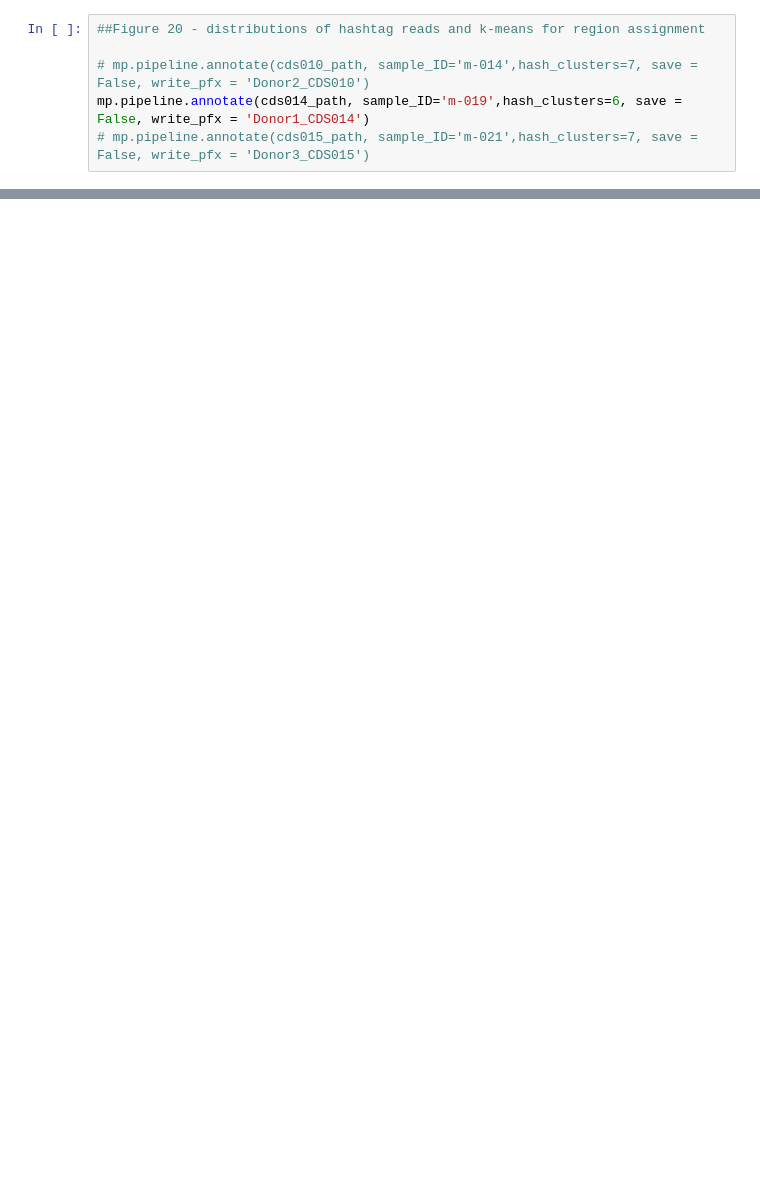
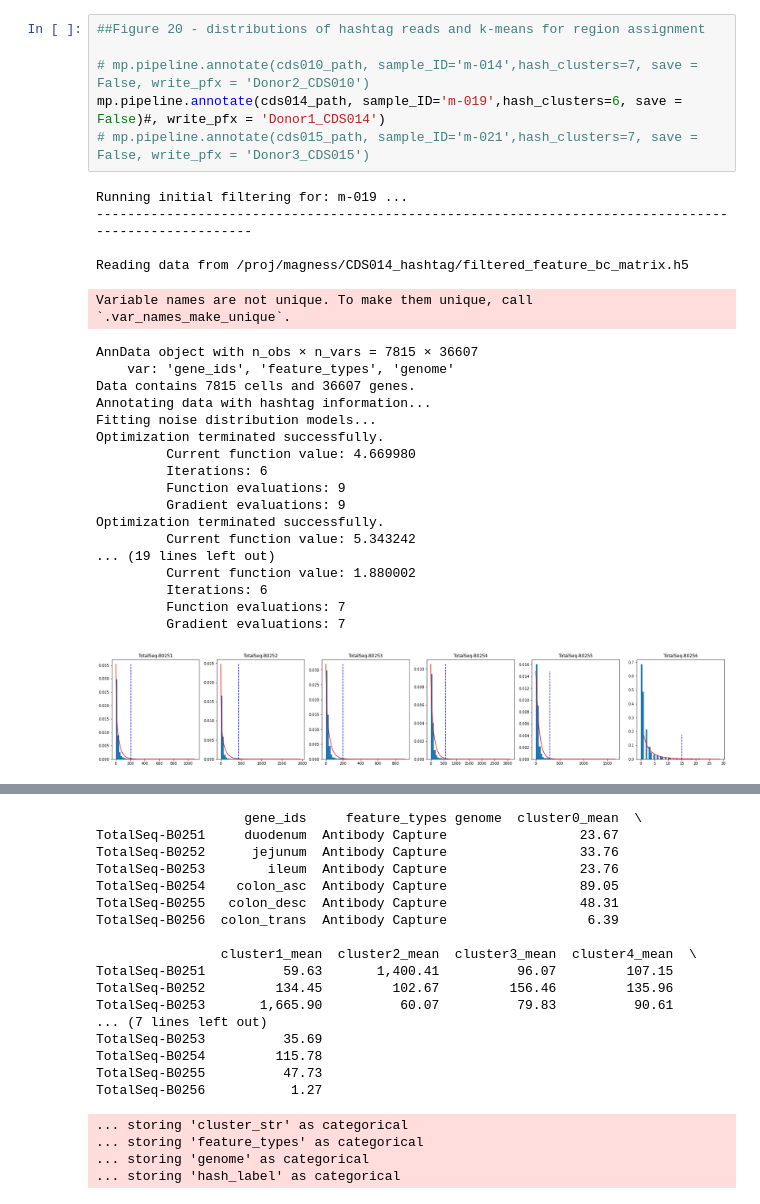
Before and after one commit to magnesslab/magpy, a Jupyter notebook: Jupyter Notebooks/Figures 19, 20, 21 - Supplemental figures.ipynb, the cells around one changed output, grey strips where cells are left out. Saved outputs shown, nothing was run; the diff lists cells and outputs as text; blank space fills up the shorter version.

```diff
--- a/Jupyter Notebooks/Figures 19, 20, 21 - Supplemental figures.ipynb
+++ b/Jupyter Notebooks/Figures 19, 20, 21 - Supplemental figures.ipynb
@@ -108,6 +135,30 @@ for region in region_order:
 # %%
 ##Figure 20 - distributions of hashtag reads and k-means for region assignment
 
 # mp.pipeline.annotate(cds010_path, sample_ID='m-014',hash_clusters=7, save = False, write_pfx = 'Donor2_CDS010')
-mp.pipeline.annotate(cds014_path, sample_ID='m-019',hash_clusters=6, save = False, write_pfx = 'Donor1_CDS014')
+mp.pipeline.annotate(cds014_path, sample_ID='m-019',hash_clusters=6, save = False)#, write_pfx = 'Donor1_CDS014')
 # mp.pipeline.annotate(cds015_path, sample_ID='m-021',hash_clusters=7, save = False, write_pfx = 'Donor3_CDS015')
+# %% [output]
+Running initial filtering for: m-019 ...
+-----------------------------------------------------------------------------------------------------
+
+Reading data from /proj/magness/CDS014_hashtag/filtered_feature_bc_matrix.h5
+Variable names are not unique. To make them unique, call `.var_names_make_unique`.
+AnnData object with n_obs × n_vars = 7815 × 36607
+    var: 'gene_ids', 'feature_types', 'genome'
+Data contains 7815 cells and 36607 genes.
+Annotating data with hashtag information...
+Fitting noise distribution models...
+Optimization terminated successfully.
+         Current function value: 4.669980
+         Iterations: 6
+         Function evaluations: 9
+         Gradient evaluations: 9
+Optimization terminated successfully.
+         Current function value: 5.343242
+... (19 lines left out)
+         Current function value: 1.880002
+         Iterations: 6
+         Function evaluations: 7
+         Gradient evaluations: 7
+[figure, added]
@@ -113,0 +166,21 @@ mp.pipeline.annotate(cds014_path, sample_ID='m-019',hash_clusters=6, save = Fals
+                   gene_ids     feature_types genome  cluster0_mean  \
+TotalSeq-B0251     duodenum  Antibody Capture                 23.67
+TotalSeq-B0252      jejunum  Antibody Capture                 33.76
+TotalSeq-B0253        ileum  Antibody Capture                 23.76
+TotalSeq-B0254    colon_asc  Antibody Capture                 89.05
+TotalSeq-B0255   colon_desc  Antibody Capture                 48.31
+TotalSeq-B0256  colon_trans  Antibody Capture                  6.39
+
+                cluster1_mean  cluster2_mean  cluster3_mean  cluster4_mean  \
+TotalSeq-B0251          59.63       1,400.41          96.07         107.15
+TotalSeq-B0252         134.45         102.67         156.46         135.96
+TotalSeq-B0253       1,665.90          60.07          79.83          90.61
+... (7 lines left out)
+TotalSeq-B0253          35.69
+TotalSeq-B0254         115.78
+TotalSeq-B0255          47.73
+TotalSeq-B0256           1.27
+... storing 'cluster_str' as categorical
+... storing 'feature_types' as categorical
+... storing 'genome' as categorical
+... storing 'hash_label' as categorical
```
Also changed, not shown: parts of 5 cells of this notebook, 15 other files.
